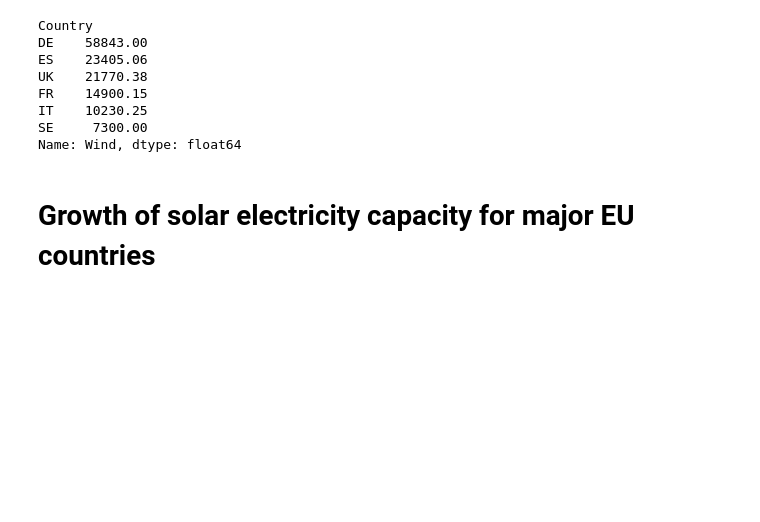
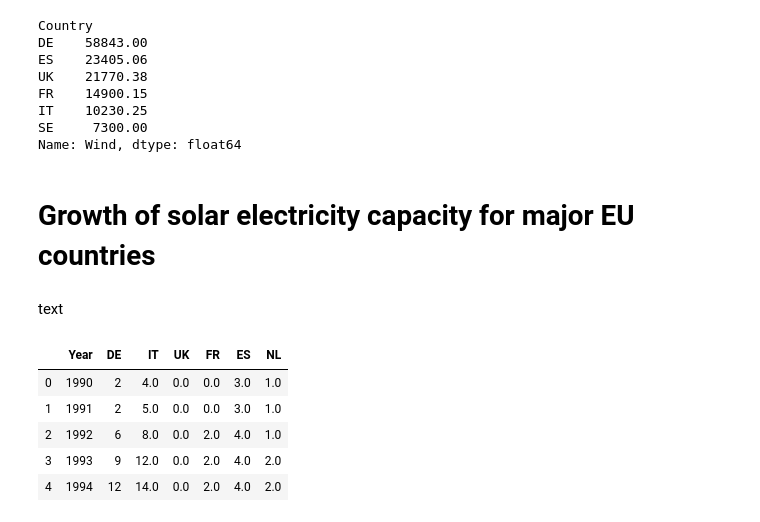
Before and after one commit to nlygar/renewable-energy-eu-statistics, a Jupyter notebook: renewable-energy-eu-statistics.ipynb, the cells around one changed output. Drawn from its saved outputs; the diff is of its cells as text; code cells hidden in the pictures; blank space fills up the shorter version.

```diff
--- a/renewable-energy-eu-statistics.ipynb
+++ b/renewable-energy-eu-statistics.ipynb
@@ -645,2 +645,40 @@ Name: Wind, dtype: float64
 # %% [markdown]
 # Growth of solar electricity capacity for major EU countries<a class="anchor" id="growthsolar"></a>
+# %% [markdown]
+text
+# %%
+numbersheets = 28
+startsheet = 3
+numberyears = 29
+sheetnames = list(max_solar.index)
+years= range(numberyears)
+
+df_results4 = pd.DataFrame()
+df_results4['Year'] = years
+
+for el in sheetnames:
+    df_results4[el] = years
+
+#df_results4
+for i in range(numbersheets):
+    df4 = pd.read_excel('data/countrydatasheets_march_2020.xlsx', sheet_name=i+startsheet)
+    name = df4.iloc[4,3]
+    if name in sheetnames:
+        #j=0
+        for j, year in enumerate(range(1990,2019)):
+            yearindex = year-1990+3
+            df_results4.loc[j,name]= df4.iloc[288,yearindex]
+
+
+for j, year in enumerate(range(1990,2019)):
+    df_results4.loc[j,'Year']= year
+
+
+df_results4.head(5)
+# %% [output]
+|  | Year | DE | IT | UK | FR | ES | NL |
+| 0 | 1990 | 2 | 4.0 | 0.0 | 0.0 | 3.0 | 1.0 |
+| 1 | 1991 | 2 | 5.0 | 0.0 | 0.0 | 3.0 | 1.0 |
+| 2 | 1992 | 6 | 8.0 | 0.0 | 2.0 | 4.0 | 1.0 |
+| 3 | 1993 | 9 | 12.0 | 0.0 | 2.0 | 4.0 | 2.0 |
+| 4 | 1994 | 12 | 14.0 | 0.0 | 2.0 | 4.0 | 2.0 |
```
Also changed, not shown: parts of 5 cells of this notebook, 1 other file.
